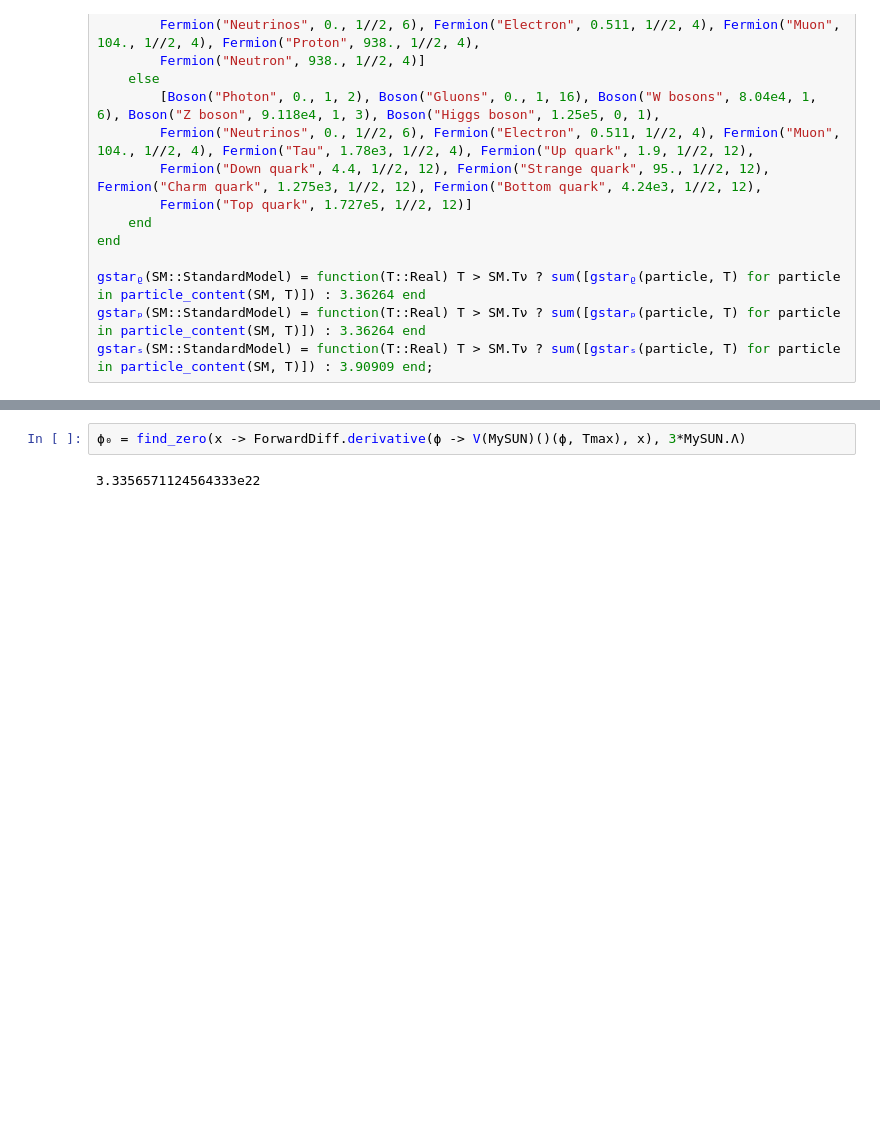
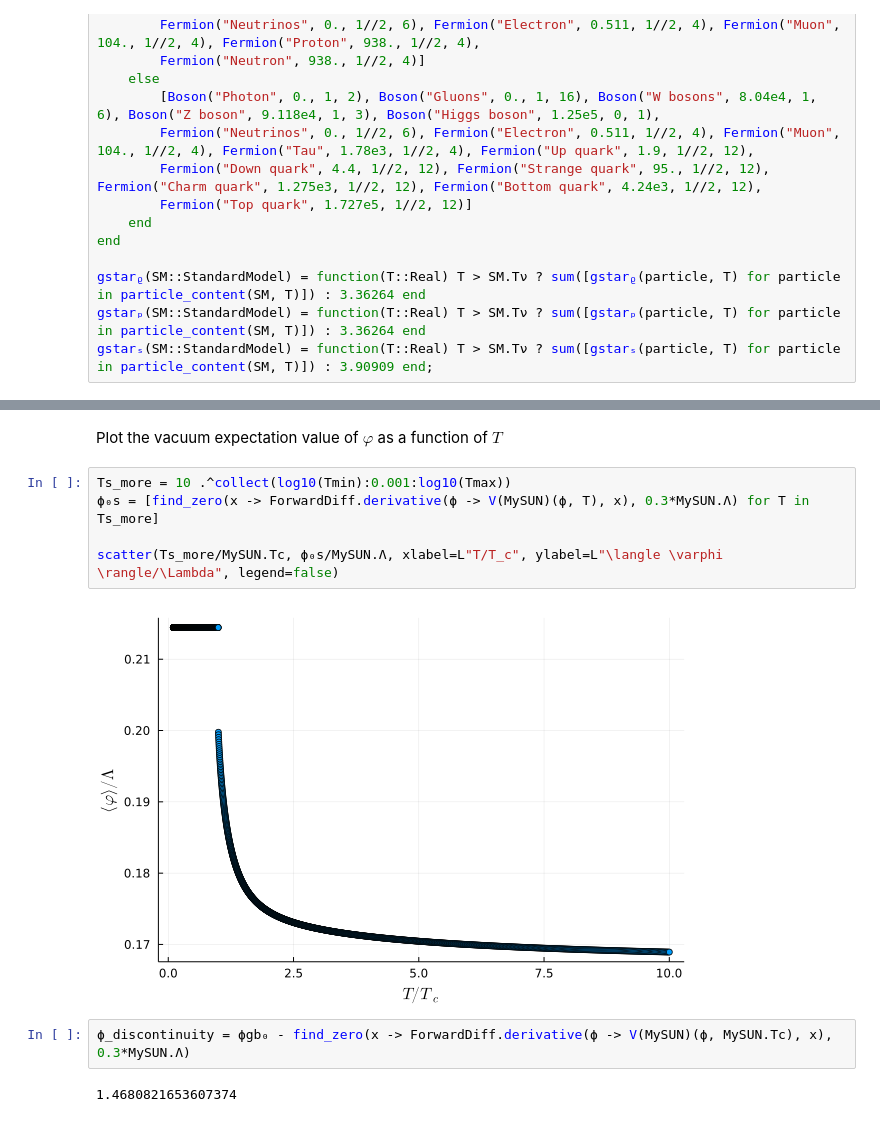
Before and after one commit to gsalinasphys/gbpoly, a Jupyter notebook: gbpoly.ipynb, the cells around one changed output, grey strips where cells are left out. Cells and saved outputs as stored; diff of their text form; blank space fills up the shorter version.

```diff
--- a/gbpoly.ipynb
+++ b/gbpoly.ipynb
@@ -116,4 +133,13 @@ InexactError: InexactError: trunc(Int64, 5.374786273455074e23)
+# %% [markdown]
+Plot the vacuum expectation value of $\varphi$ as a function of $T$
+# %%
+Ts_more = 10 .^collect(log10(Tmin):0.001:log10(Tmax))
+ϕ₀s = [find_zero(x -> ForwardDiff.derivative(ϕ -> V(MySUN)(ϕ, T), x), 0.3*MySUN.Λ) for T in Ts_more]
+
+scatter(Ts_more/MySUN.Tc, ϕ₀s/MySUN.Λ, xlabel=L"T/T_c", ylabel=L"\langle \varphi \rangle/\Lambda", legend=false)
+# %% [output]
+[figure, added]
 # %%
-ϕ₀ = find_zero(x -> ForwardDiff.derivative(ϕ -> V(MySUN)()(ϕ, Tmax), x), 3*MySUN.Λ)
+ϕ_discontinuity = ϕgb₀ - find_zero(x -> ForwardDiff.derivative(ϕ -> V(MySUN)(ϕ, MySUN.Tc), x), 0.3*MySUN.Λ)
 # %% [output]
-3.3356571124564333e22
+1.4680821653607374
```
Also changed, not shown: parts of 20 cells of this notebook.
